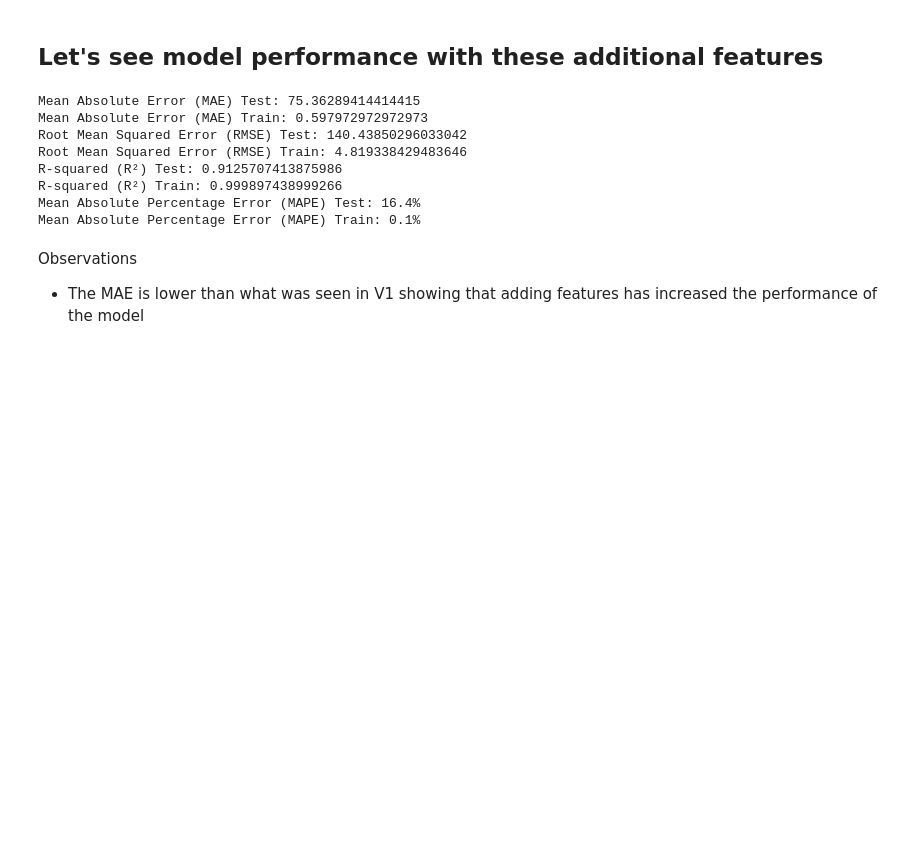
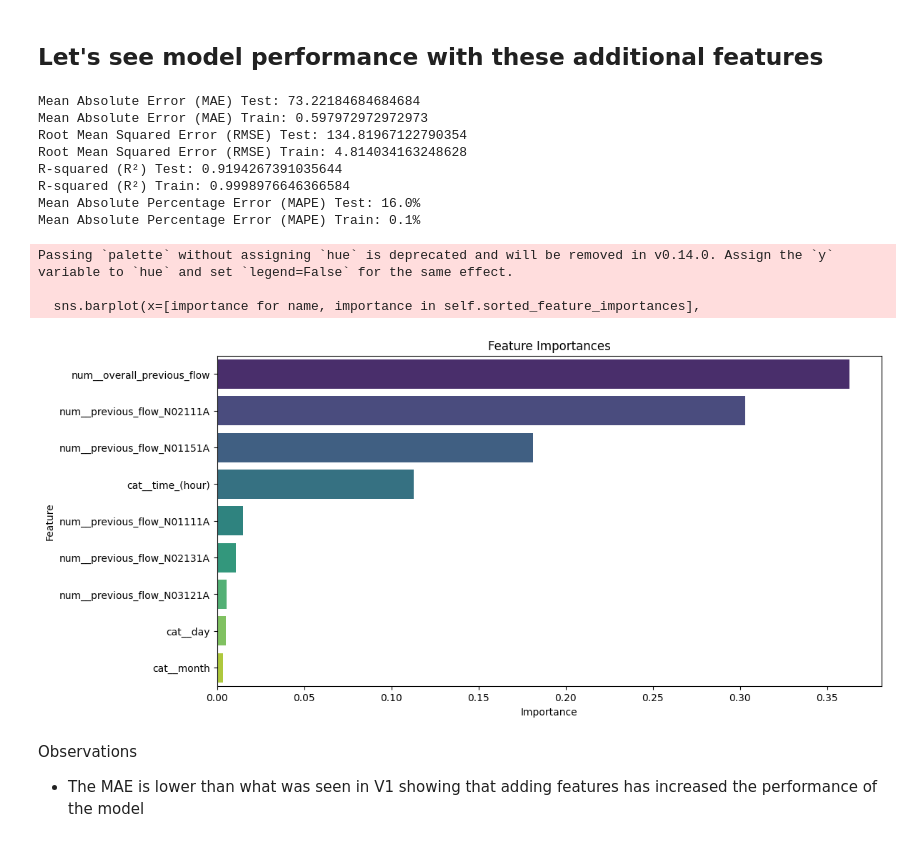
Before and after one commit to emolloy123/Traffic-Flow-SDCC, a Jupyter notebook: traffic_flow_regression_V2.ipynb, the cells around one changed output. Drawn from its saved outputs; the diff is of its cells as text; code cells hidden in the pictures; blank space fills up the shorter version.

```diff
--- a/traffic_flow_regression_V2.ipynb
+++ b/traffic_flow_regression_V2.ipynb
@@ -152,22 +152,26 @@ df.head()
 # %% [markdown]
 ## Let's see model performance with these additional features
 # %%
-cat_features = ['day', 'time_(hour)']
-num_features = ['previous_flow_N01111A','previous_flow_N01131A','previous_flow_N01151A','previous_flow_N02111A','previous_flow_N02131A','previous_flow_N03121A','overall_previous_flow']
+cat_features = ['day', 'time_(hour)', 'month']
+num_features = ['previous_flow_N01111A','previous_flow_N01151A','previous_flow_N02111A','previous_flow_N02131A','previous_flow_N03121A','overall_previous_flow']
 # Now, import the module
 import DecisionTree_site
 dt = DecisionTree_site.DecisionTree('N01111A', cat_features, num_features, 'flow', df)
+
+dt.transform_split_train_score_eval()
+# %% [output]
+Mean Absolute Error (MAE) Test: 73.22184684684684
+Mean Absolute Error (MAE) Train: 0.597972972972973
+Root Mean Squared Error (RMSE) Test: 134.81967122790354
+Root Mean Squared Error (RMSE) Train: 4.814034163248628
+R-squared (R²) Test: 0.9194267391035644
+R-squared (R²) Train: 0.9998976646366584
+Mean Absolute Percentage Error (MAPE) Test: 16.0%
+Mean Absolute Percentage Error (MAPE) Train: 0.1%
+Passing `palette` without assigning `hue` is deprecated and will be removed in v0.14.0. Assign the `y` variable to `hue` and set `legend=False` for the same effect.
+
+  sns.barplot(x=[importance for name, importance in self.sorted_feature_importances],
+[figure, added]
-# %%
-dt.transform_split_train_score_eval()
-# %% [output]
-Mean Absolute Error (MAE) Test: 75.36289414414415
-Mean Absolute Error (MAE) Train: 0.597972972972973
-Root Mean Squared Error (RMSE) Test: 140.43850296033042
-Root Mean Squared Error (RMSE) Train: 4.819338429483646
-R-squared (R²) Test: 0.9125707413875986
-R-squared (R²) Train: 0.999897438999266
-Mean Absolute Percentage Error (MAPE) Test: 16.4%
-Mean Absolute Percentage Error (MAPE) Train: 0.1%
 # %% [markdown]
 Observations
 - The MAE is lower than what was seen in V1 showing that adding features has increased the performance of the model
```
Also changed, not shown: parts of 18 cells of this notebook, 4 other files.
